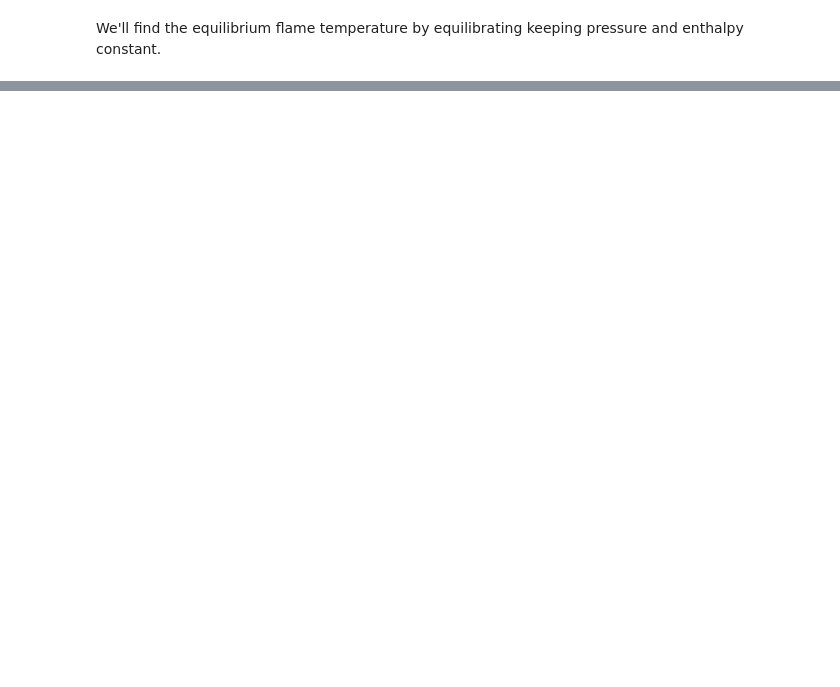
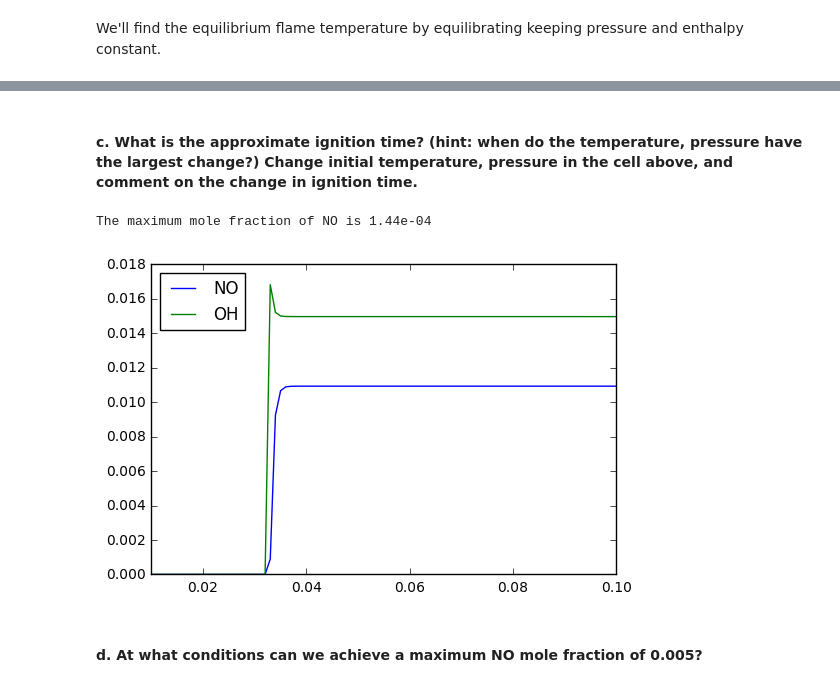
Before and after one commit to bslakman/cantera-jupyter, a Jupyter notebook: reactors/ME7300_HW6.ipynb, the cells around one changed output, grey strips where cells are left out. Saved outputs shown, nothing was run; the diff lists cells and outputs as text; code cells hidden in the pictures; blank space fills up the shorter version.

```diff
--- a/reactors/ME7300_HW6.ipynb
+++ b/reactors/ME7300_HW6.ipynb
@@ -93,0 +113,32 @@ If you did part a properly, you should get a flame temperature of 2691 K.
+# %%
+gas.TPX = 1000, 1e5, 'nc7h16:1.0,o2:11.0,n2:41.58'
+#gas.TPX = 1000, 1e5, 'nc7h16:1.0,o2:xxxx,n2:xxxx' # fill in your calculated o2, n2 values.
+
+reactor = ct.IdealGasReactor(gas)
+reactor_network = ct.ReactorNet([reactor])
+
+start_time = 0.0  #starting time
+end_time = 0.5 # seconds
+n_steps = 501
+times = np.linspace(start_time, end_time, n_steps)
+concentrations = np.zeros((n_steps, gas.n_species))
+mole_frac = np.zeros((n_steps, gas.n_species))
+pressures = np.zeros(n_steps)
+temperatures = np.zeros(n_steps)
+
+print_data = True
+if print_data:
+    #this just gives headings
+    print('{0:>10s} {1:>10s} {2:>10s} {3:>14s}'.format(
+            't [s]','T [K]','P [Pa]','u [J/kg]'))
+
+for n, time in enumerate(times):
+    if time > 0:
+        reactor_network.advance(time)
+    temperatures[n] = reactor.T
+    pressures[n] = reactor.thermo.P
+    concentrations[n,:] = reactor.thermo.concentrations
+    mole_frac[n,:] = gas.X
+    if print_data:
+        print('{0:10.3e} {1:10.3f} {2:10.3f} {3:14.6e}'.format(
+                 reactor_network.time, reactor.T, reactor.thermo.P, reactor.thermo.u))
@@ -93,0 +163,17 @@ If you did part a properly, you should get a flame temperature of 2691 K.
+# %% [markdown]
+#### c. What is the approximate ignition time? (hint: when do the temperature, pressure have the largest change?) Change initial temperature, pressure in the cell above, and comment on the change in ignition time.
+# %%
+i_no = gas.species_names.index('no')
+i_o2 = gas.species_names.index('o2')
+i_oh = gas.species_names.index('oh')
+plt.plot(times, mole_frac[:,i_no], label='NO')
+#plt.plot(times, mole_frac[:,i_o2], label='O2')
+plt.plot(times, mole_frac[:,i_oh], label='OH')
+plt.xlim(0.01, 0.1)
+plt.legend(loc='best')
+print "The maximum mole fraction of NO is {:.2e}".format(np.max(concentrations[:,i_no]))
+# %% [output]
+The maximum mole fraction of NO is 1.44e-04
+[figure, added]
+# %% [markdown]
+#### d. At what conditions can we achieve a maximum NO mole fraction of 0.005?
```
Also changed, not shown: parts of 8 cells of this notebook, 2 other files.
